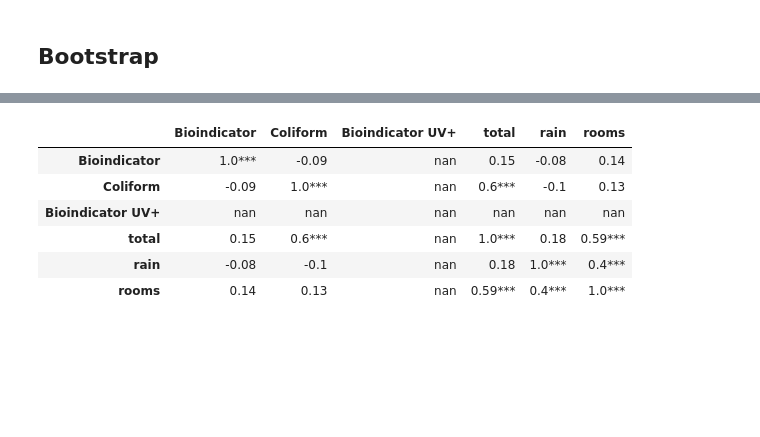
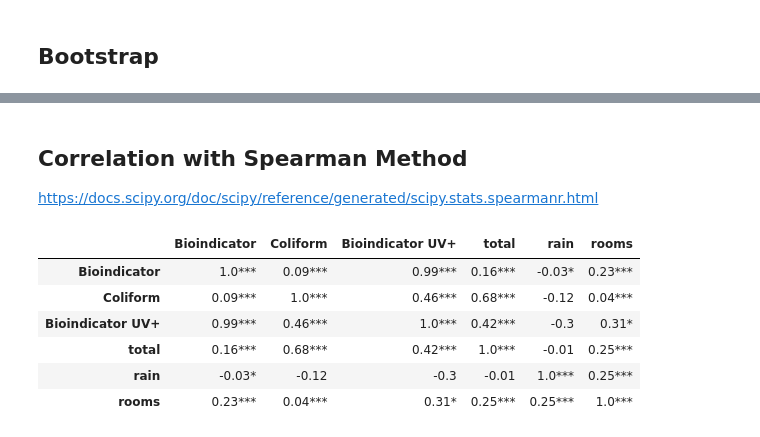
Before and after one commit to Hackuarium/montreux-water-quality, a Jupyter notebook: 3-analysis.ipynb, the cells around one changed output, grey strips where cells are left out. Drawn from its saved outputs; the diff is of its cells as text; code cells hidden in the pictures; blank space fills up the shorter version.

```diff
--- a/3-analysis.ipynb
+++ b/3-analysis.ipynb
@@ -61,18 +35,0 @@ dtype: float64
-# %%
-for c in ['Bioindicator','Coliform']:
-    p1 = permutation_test( A.loc[A['year'] == 16 , c] ,
-                                A.loc[A['year'] == 17, c] ,
-                               method='approximate',
-                               num_rounds=10000,
-                               seed=0)
-    p2 = permutation_test( A.loc[A['year'] == 16 , c] ,
-                                A.loc[A['year'] == 20, c] ,
-                               method='approximate',
-                               num_rounds=10000,
-                               seed=0)
-    p3 = permutation_test( A.loc[A['year'] == 17 , c] ,
-                                A.loc[A['year'] == 20, c] ,
-                               method='approximate',
-                               num_rounds=10000,
-                               seed=0)
-    print(f"16vs17 = {p1}, 16vs20 = {p2}, 17vs20 = {p3} on {c}")
@@ -254,0 +36,3 @@ array([[-0.20008459],
+# %%
+#A=pd.read_pickle("data/allyears-avg_plate.pkl")
+A=pd.read_pickle("data/allyears-avg_plate.pkl")
@@ -374,15 +308,41 @@ rho.round(2).astype(str) + p
 # %%
-p20_df= A.query('year==20')[main_vars]
+# p20_df= A.query('year==20')[main_vars]
 
-rho = p20_df.corr()
-pval = p20_df.corr(method=lambda x, y: pearsonr(x, y)[1]) - np.eye(*rho.shape)
-p = pval.applymap(lambda x: ''.join(['*' for t in [0.01,0.05,0.1] if x<=t]))
-rho.round(2).astype(str) + p
+# rho = p20_df.corr()
+# pval = p20_df.corr(method=lambda x, y: pearsonr(x, y)[1]) - np.eye(*rho.shape)
+# p = pval.applymap(lambda x: ''.join(['*' for t in [0.01,0.05,0.1] if x<=t]))
+# rho.round(2).astype(str) + p
-# %% [output]
-|  | Bioindicator | Coliform | Bioindicator UV+ | total | rain | rooms |
-| Bioindicator | 1.0*** | -0.09 | nan | 0.15 | -0.08 | 0.14 |
-| Coliform | -0.09 | 1.0*** | nan | 0.6*** | -0.1 | 0.13 |
-| Bioindicator UV+ | nan | nan | nan | nan | nan | nan |
-| total | 0.15 | 0.6*** | nan | 1.0*** | 0.18 | 0.59*** |
-| rain | -0.08 | -0.1 | nan | 0.18 | 1.0*** | 0.4*** |
-| rooms | 0.14 | 0.13 | nan | 0.59*** | 0.4*** | 1.0*** |
+# %% [markdown]
+## Correlation with Spearman Method
+
+https://docs.scipy.org/doc/scipy/reference/generated/scipy.stats.spearmanr.html
+# %%
+from scipy.stats import spearmanr
+import numpy as np
+
+
+def calculate_pvalues(df):
+    df = df.dropna()._get_numeric_data()
+    dfcols = pd.DataFrame(columns=df.columns)
+    pvalues = dfcols.transpose().join(dfcols, how='outer')
+    for r in df.columns:
+        for c in df.columns:
+            pvalues[r][c] = round(pearsonr(df[r], df[c])[1], 4)
+    return pvalues
+
+
+main_vars=['Bioindicator', 'Coliform', 'Bioindicator UV+',  'total' ,'rain', 'rooms']
+p_df = A[main_vars]
+
+rho = p_df.corr()
+pval = p_df.corr(method=lambda x, y: spearmanr(x, y)[1]) - np.eye(*rho.shape)
+p = pval.applymap(lambda x: ''.join(['*' for t in [0.01,0.05,0.1] if x<=t]))
+rho.round(2).astype(str) + p
+# %% [output]
+|  | Bioindicator | Coliform | Bioindicator UV+ | total | rain | rooms |
+| Bioindicator | 1.0*** | 0.09*** | 0.99*** | 0.16*** | -0.03* | 0.23*** |
+| Coliform | 0.09*** | 1.0*** | 0.46*** | 0.68*** | -0.12 | 0.04*** |
+| Bioindicator UV+ | 0.99*** | 0.46*** | 1.0*** | 0.42*** | -0.3 | 0.31* |
+| total | 0.16*** | 0.68*** | 0.42*** | 1.0*** | -0.01 | 0.25*** |
+| rain | -0.03* | -0.12 | -0.3 | -0.01 | 1.0*** | 0.25*** |
+| rooms | 0.23*** | 0.04*** | 0.31* | 0.25*** | 0.25*** | 1.0*** |
```
Also changed, not shown: parts of 67 cells of this notebook, 3 other files.
